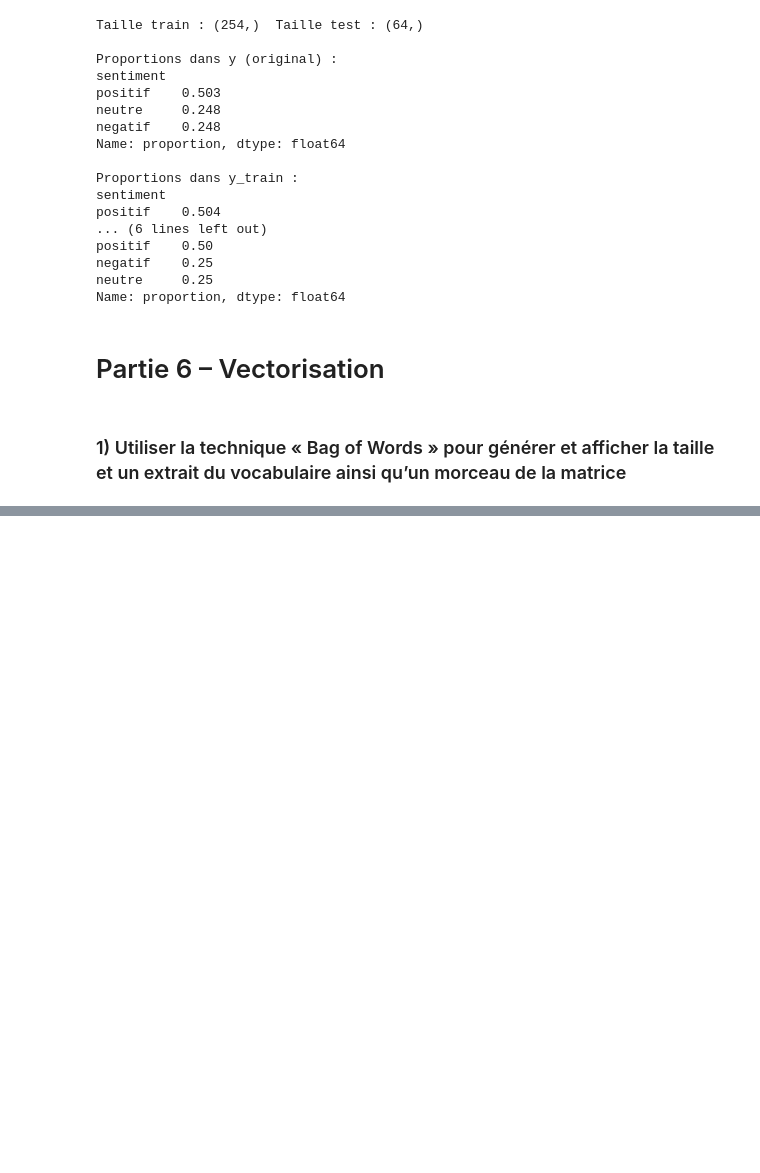
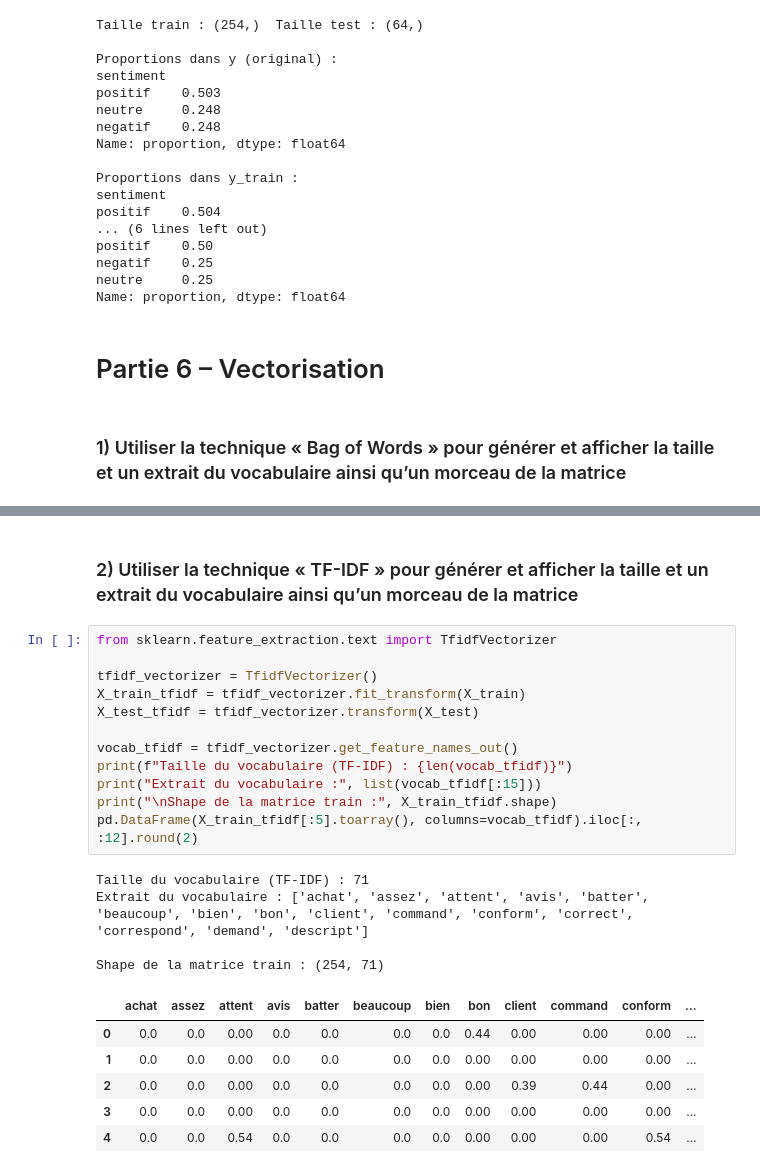
Before and after one commit to dinho325/atelier_prepa_donnees_textuelles, a Jupyter notebook: notebooks/atelier_prepa_donnees_textuelles.ipynb, the cells around one changed output, grey strips where cells are left out. Drawn from its saved outputs; the diff is of its cells as text; blank space fills up the shorter version.

Commit message:
2) Utiliser la technique « TF-IDF » pour générer et afficher la taille et un extrait du vocabulaire ainsi

```diff
--- a/notebooks/atelier_prepa_donnees_textuelles.ipynb
+++ b/notebooks/atelier_prepa_donnees_textuelles.ipynb
@@ -690,0 +702,25 @@ NameError: name 'CountVectorizer' is not defined
+# %% [markdown]
+### 2) Utiliser la technique « TF-IDF » pour générer et afficher la taille et un extrait du vocabulaire ainsi qu’un morceau de la matrice
+# %%
+from sklearn.feature_extraction.text import TfidfVectorizer
+
+tfidf_vectorizer = TfidfVectorizer()
+X_train_tfidf = tfidf_vectorizer.fit_transform(X_train)
+X_test_tfidf = tfidf_vectorizer.transform(X_test)
+
+vocab_tfidf = tfidf_vectorizer.get_feature_names_out()
+print(f"Taille du vocabulaire (TF-IDF) : {len(vocab_tfidf)}")
+print("Extrait du vocabulaire :", list(vocab_tfidf[:15]))
+print("\nShape de la matrice train :", X_train_tfidf.shape)
+pd.DataFrame(X_train_tfidf[:5].toarray(), columns=vocab_tfidf).iloc[:, :12].round(2)
+# %% [output]
+Taille du vocabulaire (TF-IDF) : 71
+Extrait du vocabulaire : ['achat', 'assez', 'attent', 'avis', 'batter', 'beaucoup', 'bien', 'bon', 'client', 'command', 'conform', 'correct', 'correspond', 'demand', 'descript']
+
+Shape de la matrice train : (254, 71)
+|  | achat | assez | attent | avis | batter | beaucoup | bien | bon | client | command | conform | ... |
+| 0 | 0.0 | 0.0 | 0.00 | 0.0 | 0.0 | 0.0 | 0.0 | 0.44 | 0.00 | 0.00 | 0.00 | ... |
+| 1 | 0.0 | 0.0 | 0.00 | 0.0 | 0.0 | 0.0 | 0.0 | 0.00 | 0.00 | 0.00 | 0.00 | ... |
+| 2 | 0.0 | 0.0 | 0.00 | 0.0 | 0.0 | 0.0 | 0.0 | 0.00 | 0.39 | 0.44 | 0.00 | ... |
+| 3 | 0.0 | 0.0 | 0.00 | 0.0 | 0.0 | 0.0 | 0.0 | 0.00 | 0.00 | 0.00 | 0.00 | ... |
+| 4 | 0.0 | 0.0 | 0.54 | 0.0 | 0.0 | 0.0 | 0.0 | 0.00 | 0.00 | 0.00 | 0.54 | ... |
```
Also changed, not shown: parts of 1 cell of this notebook.
